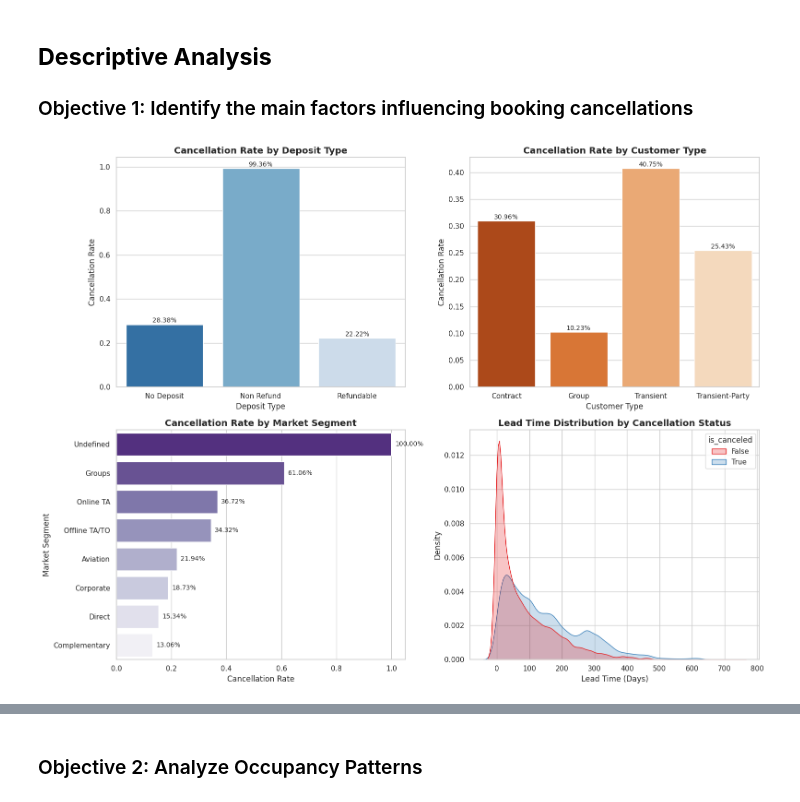
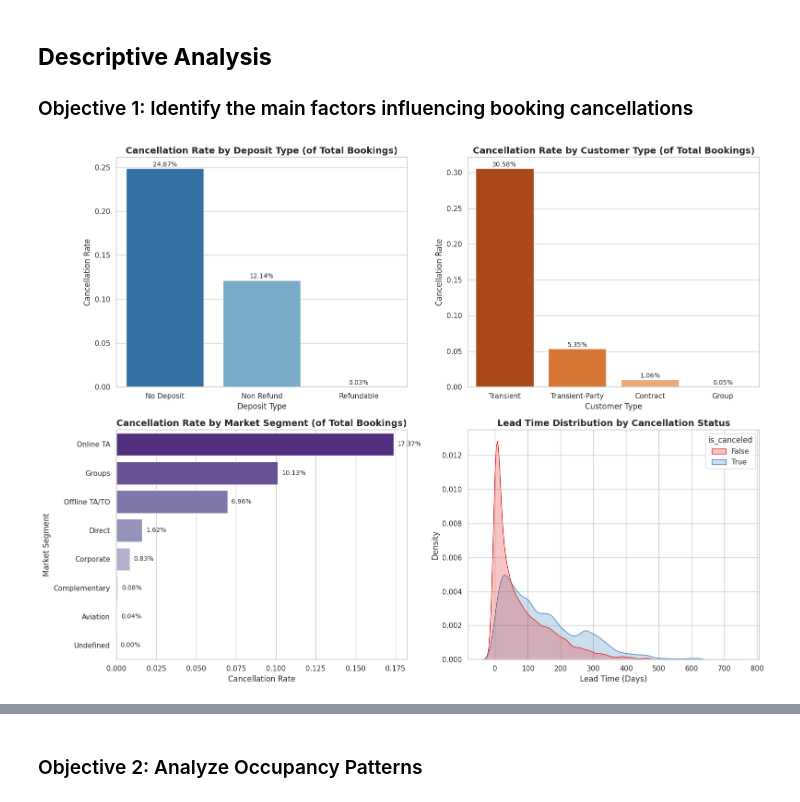
Before and after one commit to anniechooimh/Hospitality-Analytics, a Jupyter notebook: Capstone_Hospitality Analysis.ipynb, the cells around one changed output, grey strips where cells are left out. Saved outputs shown, nothing was run; the diff lists cells and outputs as text; code cells hidden in the pictures.

```diff
--- a/Capstone_Hospitality Analysis.ipynb
+++ b/Capstone_Hospitality Analysis.ipynb
@@ -224,44 +224,67 @@ merged_booking = merged_booking.merge(hotels, on='Hotel_ID', how='left')
 # Create the missing numeric cancellation column
 merged_booking['is_canceled_numeric'] = merged_booking['is_canceled'].astype(int)
 
+total_bookings = len(merged_booking)
+
 # Set plotting style
 sns.set_theme(style="whitegrid")
 fig, axes = plt.subplots(2, 2, figsize=(16, 12))
 
 # --- Plot 1: Cancellation Rate by Deposit Type ---
-deposit_cancel = merged_booking.groupby('deposit_type')['is_canceled_numeric'].mean().reset_index()
-ax1 = sns.barplot(x='deposit_type', y='is_canceled_numeric', data=deposit_cancel, ax=axes[0, 0], palette='Blues_r', hue='deposit_type', legend=False,)
+# Calculating the rate using the total bookings in the dataset as the denominator
+deposit_cancel = (
+    merged_booking.groupby('deposit_type')
+    .agg(Cancelled_Bookings=('is_canceled_numeric', 'sum'))
+    .reset_index()
+)
+deposit_cancel['Cancellation_Rate'] = deposit_cancel['Cancelled_Bookings'] / total_bookings
+
+ax1 = sns.barplot(x='deposit_type', y='Cancellation_Rate', data=deposit_cancel, ax=axes[0, 0], palette='Blues_r', hue='deposit_type', legend=False)
 for p in ax1.patches:
     ax1.annotate(f'{p.get_height():.2%}', (p.get_x() + p.get_width() / 2., p.get_height()), ha='center', va='center', xytext=(0, 6), textcoords='offset points', fontsize=10)
-axes[0, 0].set_title('Cancellation Rate by Deposit Type', fontsize=14, fontweight='bold')
+axes[0, 0].set_title('Cancellation Rate by Deposit Type (of Total Bookings)', fontsize=14, fontweight='bold')
 axes[0, 0].set_ylabel('Cancellation Rate')
 axes[0, 0].set_xlabel('Deposit Type')
 
 # --- Plot 2: Cancellation Rate by Customer Type ---
-customer_cancel = merged_booking.groupby('customer_type')['is_canceled_numeric'].mean().reset_index()
-ax2 = sns.barplot(x='customer_type', y='is_canceled_numeric', data=customer_cancel, ax=axes[0, 1], palette='Oranges_r', hue='customer_type', legend=False)
+customer_cancel = (
+    merged_booking.groupby('customer_type')
+    .agg(Cancelled_Bookings=('is_canceled_numeric', 'sum'))
+    .reset_index()
+)
+customer_cancel['Cancellation_Rate'] = customer_cancel['Cancelled_Bookings'] / total_bookings
+customer_cancel = customer_cancel.sort_values(by='Cancellation_Rate', ascending=False)
+
+ax2 = sns.barplot(x='customer_type', y='Cancellation_Rate', data=customer_cancel, ax=axes[0, 1], palette='Oranges_r', hue='customer_type', legend=False)
 for p in ax2.patches:
     ax2.annotate(f'{p.get_height():.2%}', (p.get_x() + p.get_width() / 2., p.get_height()), ha='center', va='center', xytext=(0, 6), textcoords='offset points', fontsize=10)
-axes[0, 1].set_title('Cancellation Rate by Customer Type', fontsize=14, fontweight='bold')
+axes[0, 1].set_title('Cancellation Rate by Customer Type (of Total Bookings)', fontsize=14, fontweight='bold')
 axes[0, 1].set_ylabel('Cancellation Rate')
 axes[0, 1].set_xlabel('Customer Type')
 
 # --- Plot 3: Cancellation Rate by Market Segment ---
-market_cancel = merged_booking.groupby('market_segment')['is_canceled_numeric'].mean().sort_values(ascending=False).reset_index()
-ax3 = sns.barplot(x='is_canceled_numeric', y='market_segment', data=market_cancel, ax=axes[1, 0], palette='Purples_r', orient='h', hue='market_segment', legend=False)
+market_cancel = (
+    merged_booking.groupby('market_segment')
+    .agg(Cancelled_Bookings=('is_canceled_numeric', 'sum'))
+    .reset_index()
+)
+market_cancel['Cancellation_Rate'] = market_cancel['Cancelled_Bookings'] / total_bookings
+market_cancel = market_cancel.sort_values(by='Cancellation_Rate', ascending=False)
+
+ax3 = sns.barplot(x='Cancellation_Rate', y='market_segment', data=market_cancel, ax=axes[1, 0], palette='Purples_r', orient='h', hue='market_segment', legend=False)
 for p in ax3.patches:
     ax3.annotate(f'{p.get_width():.2%}', (p.get_width(), p.get_y() + p.get_height() / 2.), ha='left', va='center', xytext=(6, 0), textcoords='offset points', fontsize=10)
-axes[1, 0].set_title('Cancellation Rate by Market Segment', fontsize=14, fontweight='bold')
+axes[1, 0].set_title('Cancellation Rate by Market Segment (of Total Bookings)', fontsize=14, fontweight='bold')
 axes[1, 0].set_xlabel('Cancellation Rate')
 axes[1, 0].set_ylabel('Market Segment')
 
 # --- Plot 4: Lead Time Distribution for Cancelled vs Not Cancelled ---
 sns.kdeplot(data=merged_booking, x='lead_time', hue='is_canceled', common_norm=False, fill=True, ax=axes[1, 1], palette='Set1')
 axes[1, 1].set_title('Lead Time Distribution by Cancellation Status', fontsize=14, fontweight='bold')
 axes[1, 1].set_xlabel('Lead Time (Days)')
 axes[1, 1].set_ylabel('Density')
 
 plt.tight_layout()
 plt.show()
 # %% [output]
-[figure, old version]
+[figure, new version]
```
Also changed, not shown: parts of 2 cells of this notebook.
